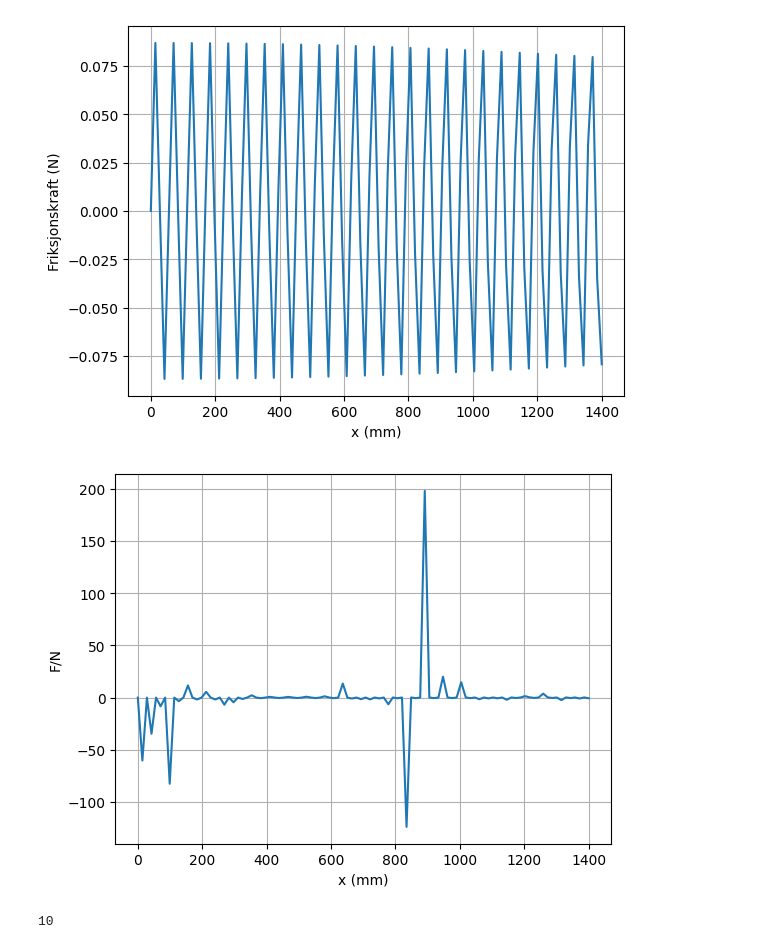
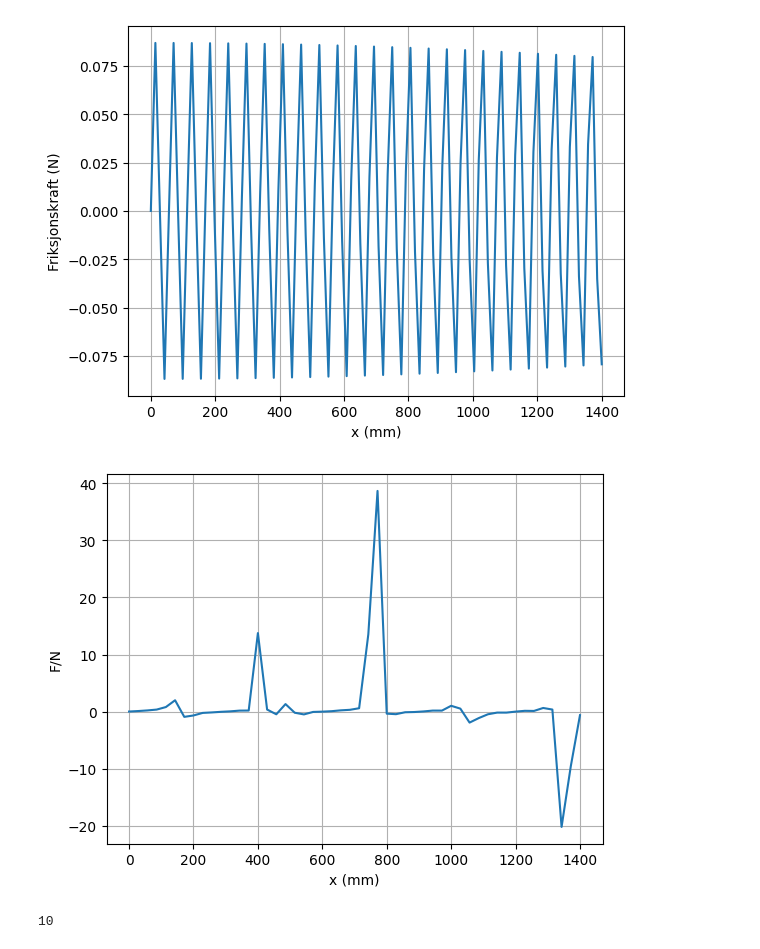
Before and after one commit to maranshan/fysikklabH23G111, a Jupyter notebook: baneform_V23.ipynb, the cells around one changed output. Saved outputs shown, nothing was run; the diff lists cells and outputs as text; code cells hidden in the pictures.

```diff
--- a/baneform_V23.ipynb
+++ b/baneform_V23.ipynb
@@ -256,16 +255,16 @@ plt.show()
 # %%
 #8. Finn F/N
 def FN(x):
     return F(x)/N(x)
 
-ls = np.linspace(0, 1400, 100)
+ls = np.linspace(0, 1400, 50)
 plt.plot(ls, [FN(x) for x in ls])
 plt.xlabel('x (mm)')
 plt.ylabel('F/N')
 plt.grid(True)
 plt.show()
 # %% [output]
-[figure, old version]
+[figure, new version]
 # %%
 # %% [output]
 10
```
Also changed, not shown: parts of 3 cells of this notebook, 1 other file.
